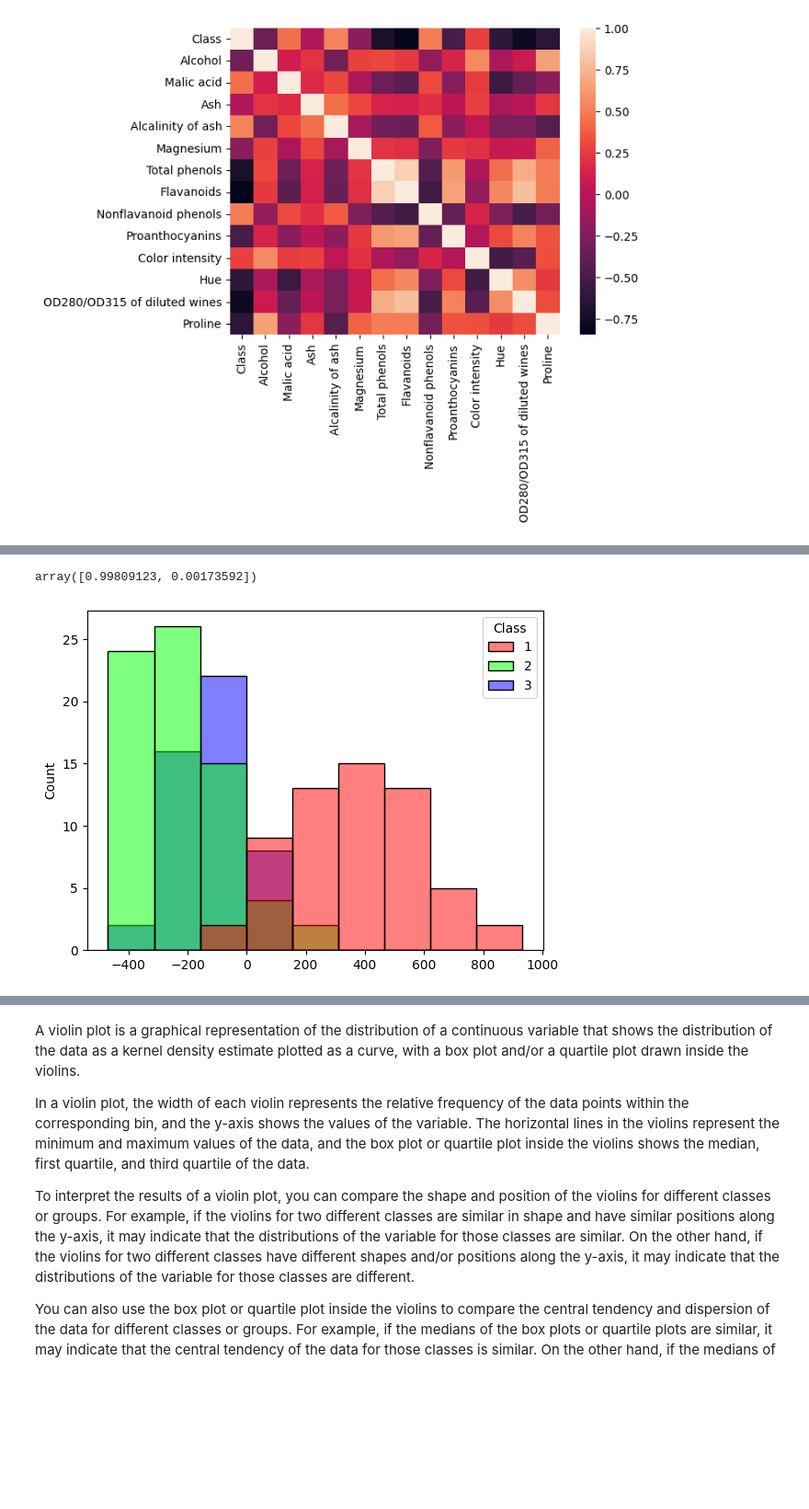
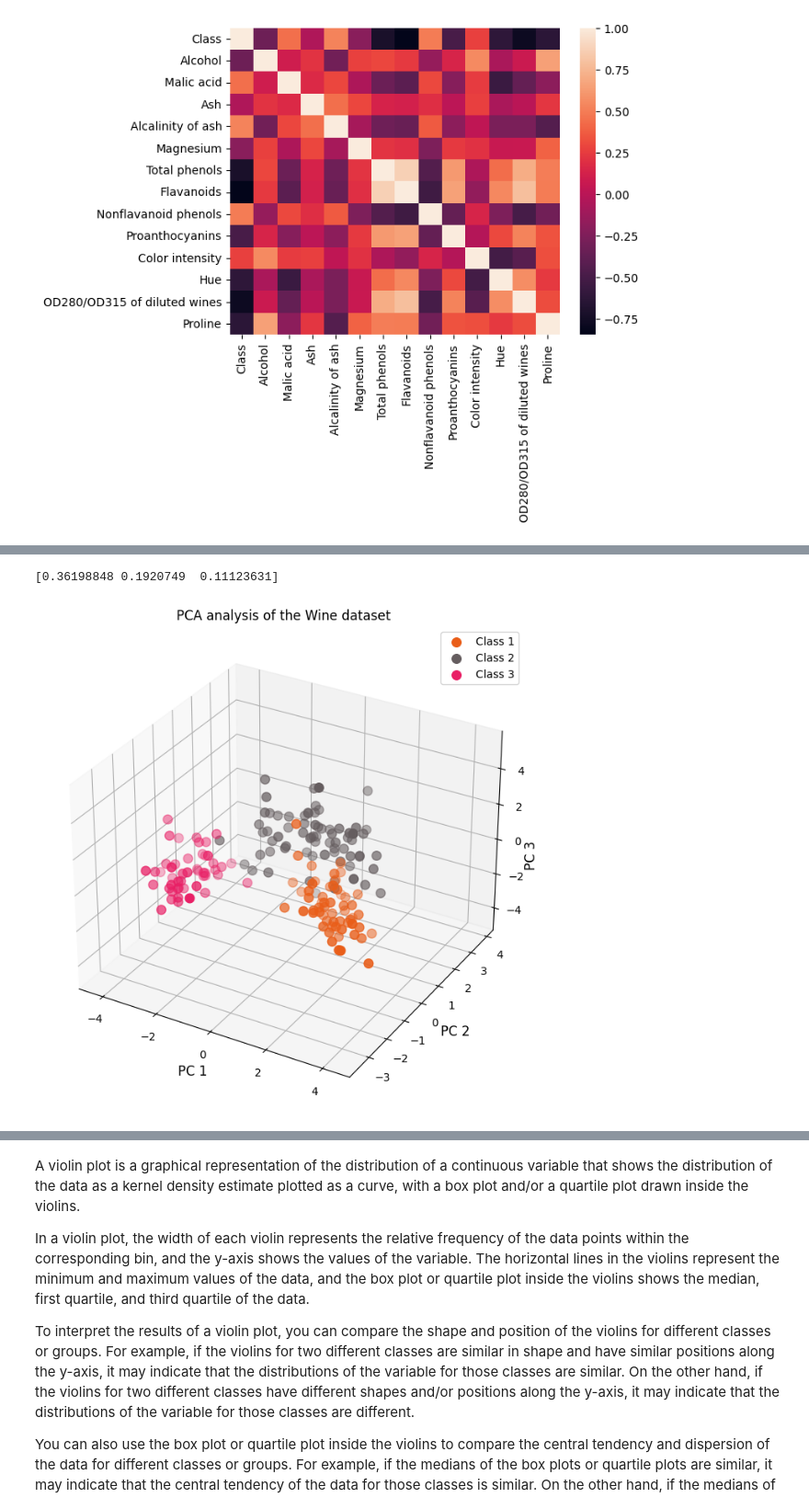
Before and after one commit to sskender/data-visualization, a Jupyter notebook: lab3/Wines.ipynb, the cells around one changed output, grey strips where cells are left out. Shown at 92% size. Drawn from its saved outputs; the diff is of its cells as text; code cells hidden in the pictures; blank space fills up the shorter version.

```diff
--- a/lab3/Wines.ipynb
+++ b/lab3/Wines.ipynb
@@ -88,12 +117,30 @@ plt.show()
-# %%
-pca.explained_variance_ratio_
-# %% [output]
-array([0.99809123, 0.00173592])
-# %%
-# Create a histogram of the first principal component
-sns.histplot(x=X_pca[:, 0], hue=y, palette=[(1, 0, 0), (0, 1, 0), (0, 0, 1)])
-
-# Show the plot
-plt.show()
-# %% [output]
-[figure, removed]
+# %%
+# Get the explained variance ratio
+explained_variance_ratio = pca.explained_variance_ratio_
+
+# Print the explained variance ratio
+print(explained_variance_ratio)
+# %% [output]
+[0.36198848 0.1920749  0.11123631]
+# %%
+cc = ColorConverter()
+colors = [cc.to_rgba(c) for c in np.random.rand(len(np.unique(y)), 3)]
+# %%
+fig = plt.figure(figsize=(20, 8))
+ax = fig.add_subplot(111, projection='3d')
+for i, label in enumerate(np.unique(y)):
+    ax.scatter(X_pca[y==label, 0], X_pca[y==label, 1], X_pca[y==label, 2], color=colors[i], s=70)
+
+# Add labels to the axes
+ax.set_xlabel('PC 1', fontsize=12, labelpad=5)
+ax.set_ylabel('PC 2', fontsize=12, labelpad=5)
+ax.text2D(1.0, 0.5, 'PC 3', transform=ax.transAxes, fontsize=12, rotation=90)
+
+# Add a legend to the plot
+labels = ['Class 1', 'Class 2', 'Class 3']
+ax.legend(labels)
+ax.set_title('PCA analysis of the Wine dataset')
+# Show the plot
+plt.show()
+# %% [output]
+[figure, added]
```
Also changed, not shown: parts of 24 cells of this notebook.
